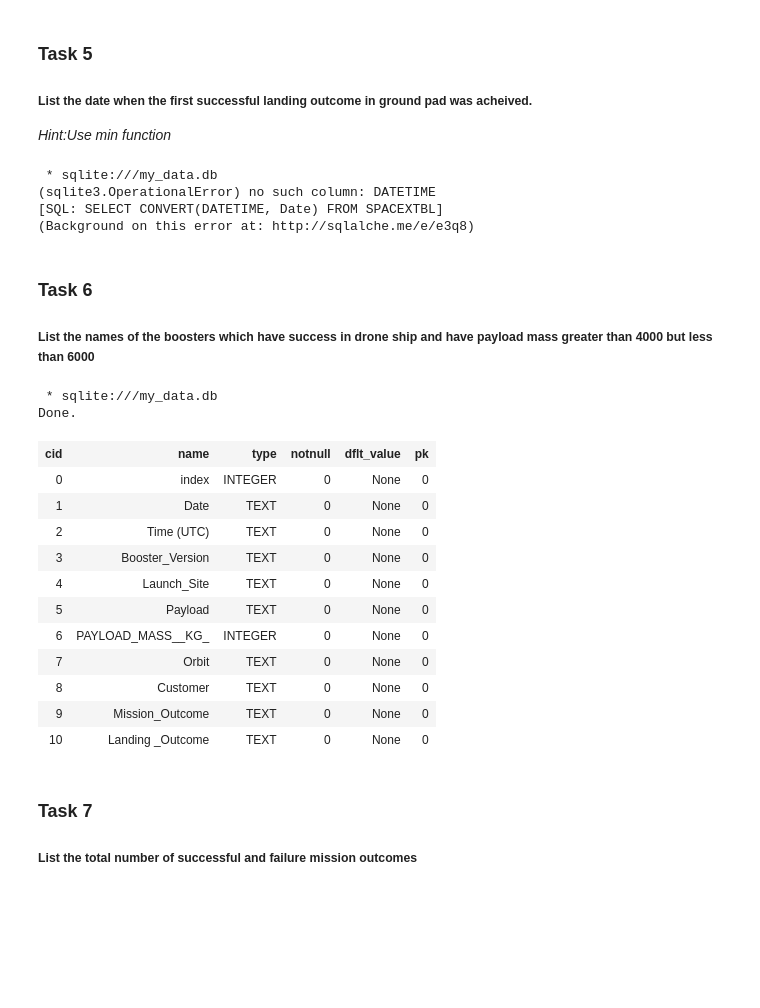
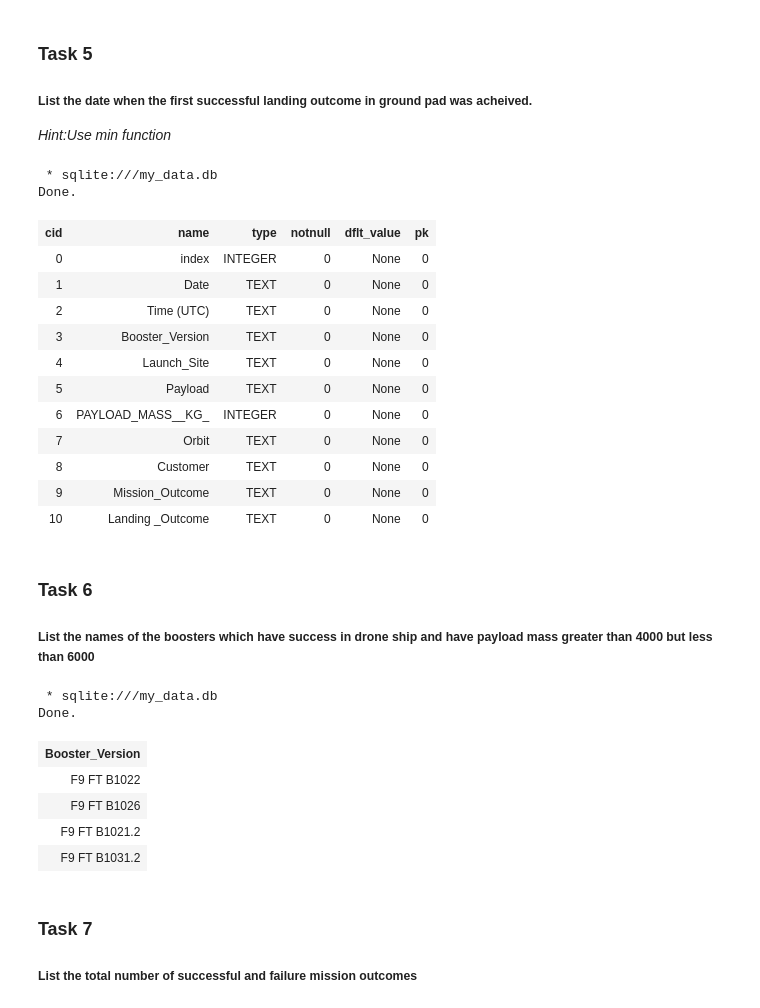
Before and after one commit to ATheriault123/IBM, a Jupyter notebook: SQL.ipynb, the cells around one changed output. Cells and saved outputs as stored; diff of their text form; code cells hidden in the pictures; blank space fills up the shorter version.

```diff
--- a/SQL.ipynb
+++ b/SQL.ipynb
@@ -227,36 +227,43 @@ Done.
 ##### List the date when the first successful landing outcome in ground pad was acheived.
 
 *Hint:Use min function*
-# %%
-%%sql
-SELECT CONVERT(DATETIME, Date) FROM SPACEXTBL
-# %% [output]
- * sqlite:///my_data.db
-(sqlite3.OperationalError) no such column: DATETIME
-[SQL: SELECT CONVERT(DATETIME, Date) FROM SPACEXTBL]
-(Background on this error at: http://sqlalche.me/e/e3q8)
+# %%
+###Have to run SQL from CSV since DB2 isnt working, so i cant change the Date column to a Date type
+%%sql
+PRAGMA table_info(SPACEXTBL)
+# %% [output]
+ * sqlite:///my_data.db
+Done.
+| cid | name | type | notnull | dflt_value | pk |
+| 0 | index | INTEGER | 0 | None | 0 |
+| 1 | Date | TEXT | 0 | None | 0 |
+| 2 | Time (UTC) | TEXT | 0 | None | 0 |
+| 3 | Booster_Version | TEXT | 0 | None | 0 |
+| 4 | Launch_Site | TEXT | 0 | None | 0 |
+| 5 | Payload | TEXT | 0 | None | 0 |
+| 6 | PAYLOAD_MASS__KG_ | INTEGER | 0 | None | 0 |
+| 7 | Orbit | TEXT | 0 | None | 0 |
+| 8 | Customer | TEXT | 0 | None | 0 |
+| 9 | Mission_Outcome | TEXT | 0 | None | 0 |
+| 10 | Landing _Outcome | TEXT | 0 | None | 0 |
 # %% [markdown]
 ### Task 6
 
 ##### List the names of the boosters which have success in drone ship and have payload mass greater than 4000 but less than 6000
-# %%
-%%sql
-PRAGMA table_info(SPACEXTBL)
-# %% [output]
- * sqlite:///my_data.db
-Done.
-| cid | name | type | notnull | dflt_value | pk |
-| 0 | index | INTEGER | 0 | None | 0 |
-| 1 | Date | TEXT | 0 | None | 0 |
-| 2 | Time (UTC) | TEXT | 0 | None | 0 |
-| 3 | Booster_Version | TEXT | 0 | None | 0 |
-| 4 | Launch_Site | TEXT | 0 | None | 0 |
-| 5 | Payload | TEXT | 0 | None | 0 |
-| 6 | PAYLOAD_MASS__KG_ | INTEGER | 0 | None | 0 |
-| 7 | Orbit | TEXT | 0 | None | 0 |
-| 8 | Customer | TEXT | 0 | None | 0 |
-| 9 | Mission_Outcome | TEXT | 0 | None | 0 |
-| 10 | Landing _Outcome | TEXT | 0 | None | 0 |
+# %%
+%%sql
+SELECT Booster_Version FROM SPACEXTBL
+WHERE "Landing _Outcome" LIKE '%Success (drone ship)%'
+AND "PAYLOAD_MASS__KG_" > 4000
+AND "PAYLOAD_MASS__KG_" < 6000
+# %% [output]
+ * sqlite:///my_data.db
+Done.
+| Booster_Version |
+| F9 FT B1022 |
+| F9 FT B1026 |
+| F9 FT B1021.2 |
+| F9 FT B1031.2 |
 # %% [markdown]
 ### Task 7
 
```
Also changed, not shown: parts of 3 cells of this notebook.
